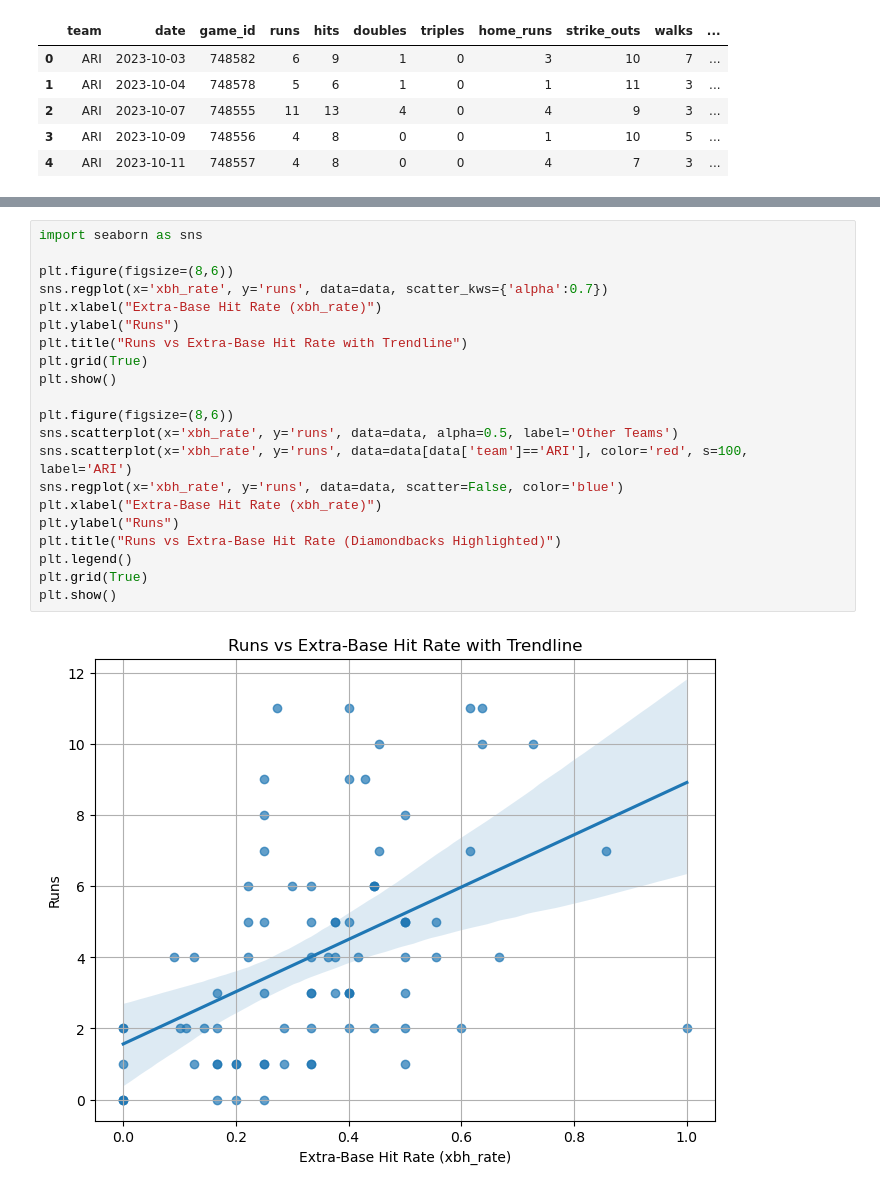
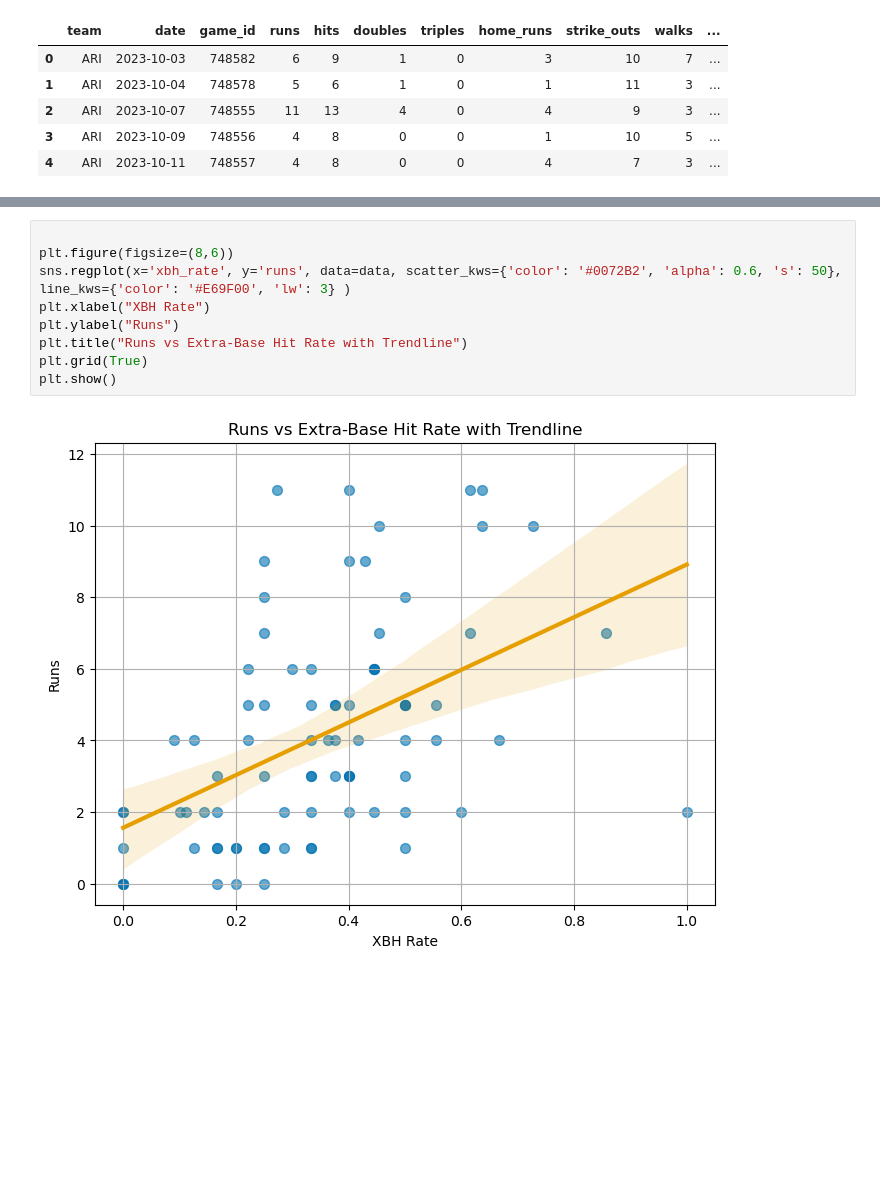
Before and after one commit to gesantel/MLBPS23, a Jupyter notebook: MLB23_PS_Offense.ipynb, the cells around one changed output, grey strips where cells are left out. Saved outputs shown, nothing was run; the diff lists cells and outputs as text; blank space fills up the shorter version.

```diff
--- a/MLB23_PS_Offense.ipynb
+++ b/MLB23_PS_Offense.ipynb
@@ -433,23 +422,11 @@ plt.show()
 # %%
-import seaborn as sns
 
 plt.figure(figsize=(8,6))
-sns.regplot(x='xbh_rate', y='runs', data=data, scatter_kws={'alpha':0.7})
-plt.xlabel("Extra-Base Hit Rate (xbh_rate)")
+sns.regplot(x='xbh_rate', y='runs', data=data, scatter_kws={'color': '#0072B2', 'alpha': 0.6, 's': 50}, line_kws={'color': '#E69F00', 'lw': 3} )
+plt.xlabel("XBH Rate")
 plt.ylabel("Runs")
 plt.title("Runs vs Extra-Base Hit Rate with Trendline")
 plt.grid(True)
 plt.show()
-
-plt.figure(figsize=(8,6))
-sns.scatterplot(x='xbh_rate', y='runs', data=data, alpha=0.5, label='Other Teams')
-sns.scatterplot(x='xbh_rate', y='runs', data=data[data['team']=='ARI'], color='red', s=100, label='ARI')
-sns.regplot(x='xbh_rate', y='runs', data=data, scatter=False, color='blue')
-plt.xlabel("Extra-Base Hit Rate (xbh_rate)")
-plt.ylabel("Runs")
-plt.title("Runs vs Extra-Base Hit Rate (Diamondbacks Highlighted)")
-plt.legend()
-plt.grid(True)
-plt.show()
 # %% [output]
-[figure, old version]
+[figure, new version]
```
Also changed, not shown: parts of 38 cells of this notebook.
